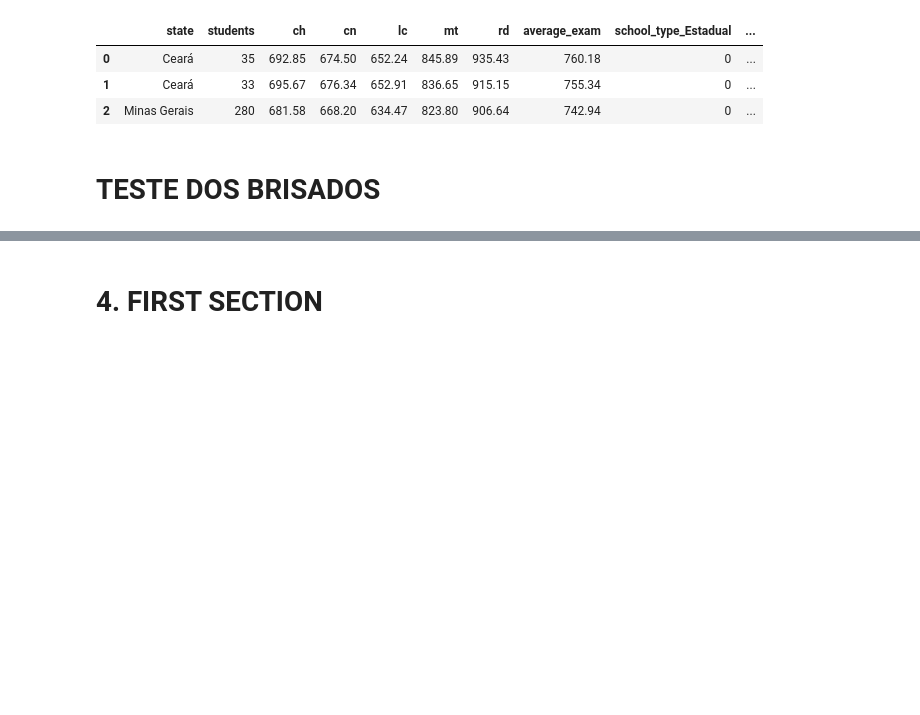
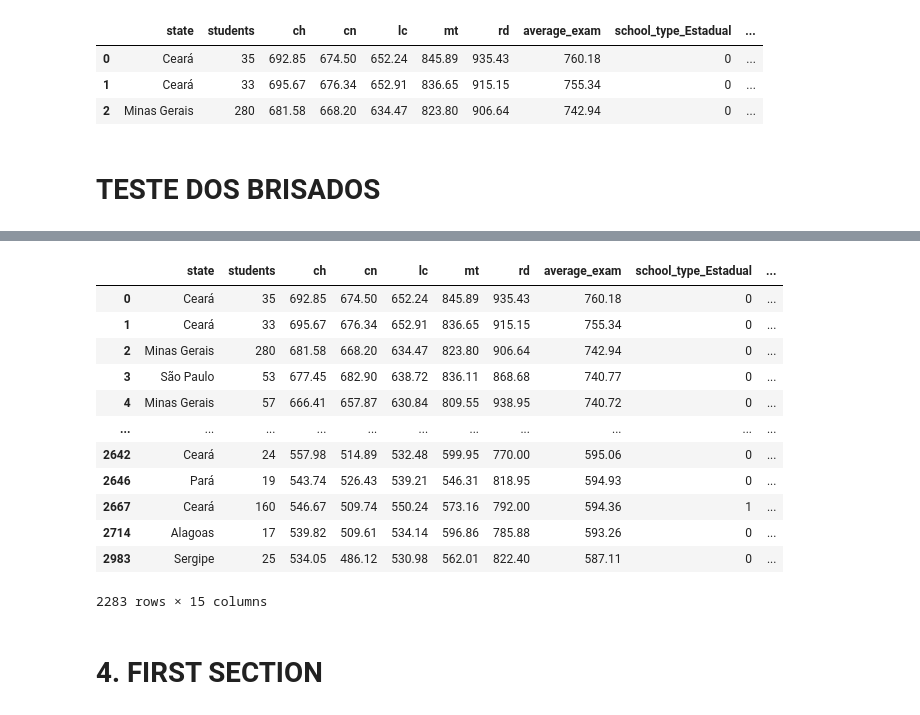
Before and after one commit to mariliasilva22/ml-ca2, a Jupyter notebook: ENEM_Brisados_2022055.ipynb, the cells around one changed output, grey strips where cells are left out. Drawn from its saved outputs; the diff is of its cells as text; code cells hidden in the pictures; blank space fills up the shorter version.

```diff
--- a/ENEM_Brisados_2022055.ipynb
+++ b/ENEM_Brisados_2022055.ipynb
@@ -630,0 +748,16 @@ NameError: name 'X' is not defined
+# %%
+cluster1 = df_encoded[df_encoded['cluster']==1]
+# %% [output]
+|  | state | students | ch | cn | lc | mt | rd | average_exam | school_type_Estadual | ... |
+| 0 | Ceará | 35 | 692.85 | 674.50 | 652.24 | 845.89 | 935.43 | 760.18 | 0 | ... |
+| 1 | Ceará | 33 | 695.67 | 676.34 | 652.91 | 836.65 | 915.15 | 755.34 | 0 | ... |
+| 2 | Minas Gerais | 280 | 681.58 | 668.20 | 634.47 | 823.80 | 906.64 | 742.94 | 0 | ... |
+| 3 | São Paulo | 53 | 677.45 | 682.90 | 638.72 | 836.11 | 868.68 | 740.77 | 0 | ... |
+| 4 | Minas Gerais | 57 | 666.41 | 657.87 | 630.84 | 809.55 | 938.95 | 740.72 | 0 | ... |
+| ... | ... | ... | ... | ... | ... | ... | ... | ... | ... | ... |
+| 2642 | Ceará | 24 | 557.98 | 514.89 | 532.48 | 599.95 | 770.00 | 595.06 | 0 | ... |
+| 2646 | Pará | 19 | 543.74 | 526.43 | 539.21 | 546.31 | 818.95 | 594.93 | 0 | ... |
+| 2667 | Ceará | 160 | 546.67 | 509.74 | 550.24 | 573.16 | 792.00 | 594.36 | 1 | ... |
+| 2714 | Alagoas | 17 | 539.82 | 509.61 | 534.14 | 596.86 | 785.88 | 593.26 | 0 | ... |
+| 2983 | Sergipe | 25 | 534.05 | 486.12 | 530.98 | 562.01 | 822.40 | 587.11 | 0 | ... |
+2283 rows × 15 columns
```
Also changed, not shown: parts of 13 cells of this notebook.
